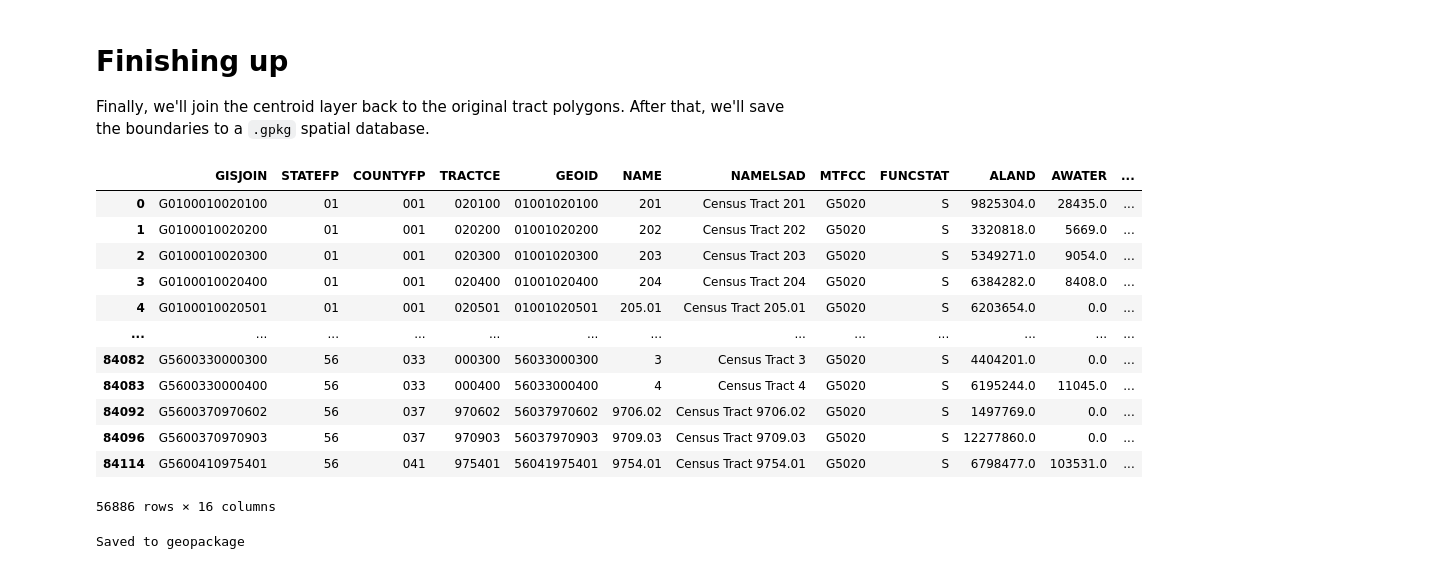
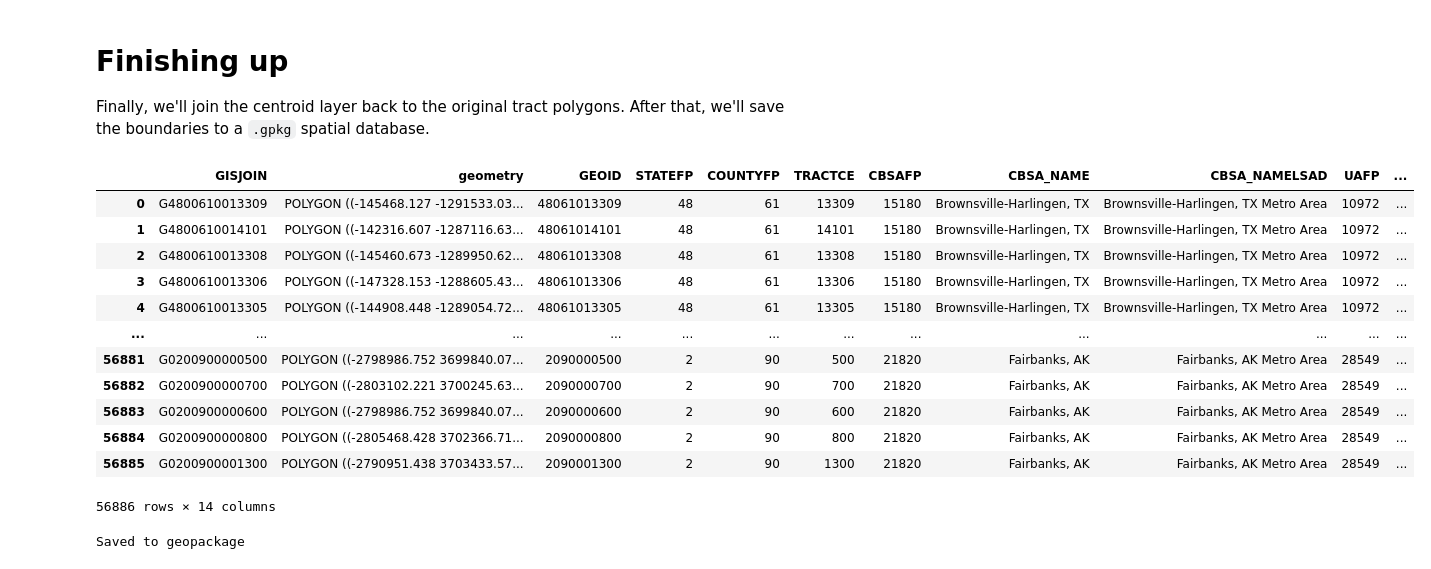
Before and after one commit to johnlauermann/gentrification-intensity-map, a Jupyter notebook: 03_spatial/map_metrotracts_2020tr.ipynb, the cells around one changed output. Drawn from its saved outputs; the diff is of its cells as text; code cells hidden in the pictures.

Commit message:
tract boundaries on 2020 geographies

```diff
--- a/03_spatial/map_metrotracts_2020tr.ipynb
+++ b/03_spatial/map_metrotracts_2020tr.ipynb
@@ -333,23 +333,28 @@ Name: count, dtype: int64
 # %% [markdown]
 # Finishing up
 Finally, we'll join the centroid layer back to the original tract polygons. After that, we'll save the boundaries to a `.gpkg` spatial database.
-# %%
-# join back to the original tract boundaries
-tracts = tracts[tracts["GISJOIN"].isin(tract_centroids["GISJOIN"])]
-tracts
-# %% [output]
-|  | GISJOIN | STATEFP | COUNTYFP | TRACTCE | GEOID | NAME | NAMELSAD | MTFCC | FUNCSTAT | ALAND | AWATER | ... |
-| 0 | G0100010020100 | 01 | 001 | 020100 | 01001020100 | 201 | Census Tract 201 | G5020 | S | 9825304.0 | 28435.0 | ... |
-| 1 | G0100010020200 | 01 | 001 | 020200 | 01001020200 | 202 | Census Tract 202 | G5020 | S | 3320818.0 | 5669.0 | ... |
-| 2 | G0100010020300 | 01 | 001 | 020300 | 01001020300 | 203 | Census Tract 203 | G5020 | S | 5349271.0 | 9054.0 | ... |
-| 3 | G0100010020400 | 01 | 001 | 020400 | 01001020400 | 204 | Census Tract 204 | G5020 | S | 6384282.0 | 8408.0 | ... |
-| 4 | G0100010020501 | 01 | 001 | 020501 | 01001020501 | 205.01 | Census Tract 205.01 | G5020 | S | 6203654.0 | 0.0 | ... |
-| ... | ... | ... | ... | ... | ... | ... | ... | ... | ... | ... | ... | ... |
-| 84082 | G5600330000300 | 56 | 033 | 000300 | 56033000300 | 3 | Census Tract 3 | G5020 | S | 4404201.0 | 0.0 | ... |
-| 84083 | G5600330000400 | 56 | 033 | 000400 | 56033000400 | 4 | Census Tract 4 | G5020 | S | 6195244.0 | 11045.0 | ... |
-| 84092 | G5600370970602 | 56 | 037 | 970602 | 56037970602 | 9706.02 | Census Tract 9706.02 | G5020 | S | 1497769.0 | 0.0 | ... |
-| 84096 | G5600370970903 | 56 | 037 | 970903 | 56037970903 | 9709.03 | Census Tract 9709.03 | G5020 | S | 12277860.0 | 0.0 | ... |
-| 84114 | G5600410975401 | 56 | 041 | 975401 | 56041975401 | 9754.01 | Census Tract 9754.01 | G5020 | S | 6798477.0 | 103531.0 | ... |
-56886 rows × 16 columns
+# %%
+# drop duplicate columns
+variables = ['GISJOIN', 'geometry']
+polygons = tracts[variables]
+points = tract_centroids.drop('geometry', axis=1)
+
+# merge centroid data back to polygons
+tracts_final = polygons.merge(points, on='GISJOIN', how='right')
+tracts_final
+# %% [output]
+|  | GISJOIN | geometry | GEOID | STATEFP | COUNTYFP | TRACTCE | CBSAFP | CBSA_NAME | CBSA_NAMELSAD | UAFP | ... |
+| 0 | G4800610013309 | POLYGON ((-145468.127 -1291533.03... | 48061013309 | 48 | 61 | 13309 | 15180 | Brownsville-Harlingen, TX | Brownsville-Harlingen, TX Metro Area | 10972 | ... |
+| 1 | G4800610014101 | POLYGON ((-142316.607 -1287116.63... | 48061014101 | 48 | 61 | 14101 | 15180 | Brownsville-Harlingen, TX | Brownsville-Harlingen, TX Metro Area | 10972 | ... |
+| 2 | G4800610013308 | POLYGON ((-145460.673 -1289950.62... | 48061013308 | 48 | 61 | 13308 | 15180 | Brownsville-Harlingen, TX | Brownsville-Harlingen, TX Metro Area | 10972 | ... |
+| 3 | G4800610013306 | POLYGON ((-147328.153 -1288605.43... | 48061013306 | 48 | 61 | 13306 | 15180 | Brownsville-Harlingen, TX | Brownsville-Harlingen, TX Metro Area | 10972 | ... |
+| 4 | G4800610013305 | POLYGON ((-144908.448 -1289054.72... | 48061013305 | 48 | 61 | 13305 | 15180 | Brownsville-Harlingen, TX | Brownsville-Harlingen, TX Metro Area | 10972 | ... |
+| ... | ... | ... | ... | ... | ... | ... | ... | ... | ... | ... | ... |
+| 56881 | G0200900000500 | POLYGON ((-2798986.752 3699840.07... | 2090000500 | 2 | 90 | 500 | 21820 | Fairbanks, AK | Fairbanks, AK Metro Area | 28549 | ... |
+| 56882 | G0200900000700 | POLYGON ((-2803102.221 3700245.63... | 2090000700 | 2 | 90 | 700 | 21820 | Fairbanks, AK | Fairbanks, AK Metro Area | 28549 | ... |
+| 56883 | G0200900000600 | POLYGON ((-2798986.752 3699840.07... | 2090000600 | 2 | 90 | 600 | 21820 | Fairbanks, AK | Fairbanks, AK Metro Area | 28549 | ... |
+| 56884 | G0200900000800 | POLYGON ((-2805468.428 3702366.71... | 2090000800 | 2 | 90 | 800 | 21820 | Fairbanks, AK | Fairbanks, AK Metro Area | 28549 | ... |
+| 56885 | G0200900001300 | POLYGON ((-2790951.438 3703433.57... | 2090001300 | 2 | 90 | 1300 | 21820 | Fairbanks, AK | Fairbanks, AK Metro Area | 28549 | ... |
+56886 rows × 14 columns
 # %%
 # save to geopackage
```
Also changed, not shown: parts of 2 cells of this notebook.
